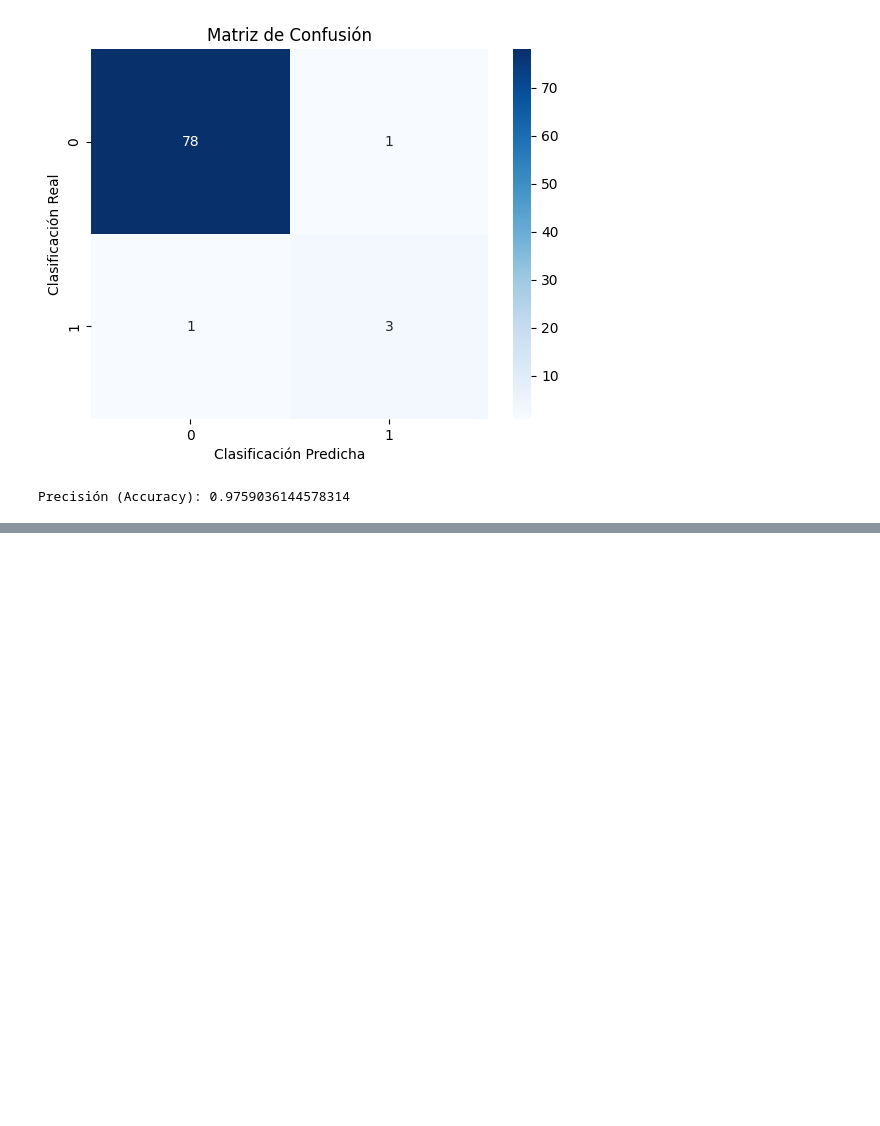
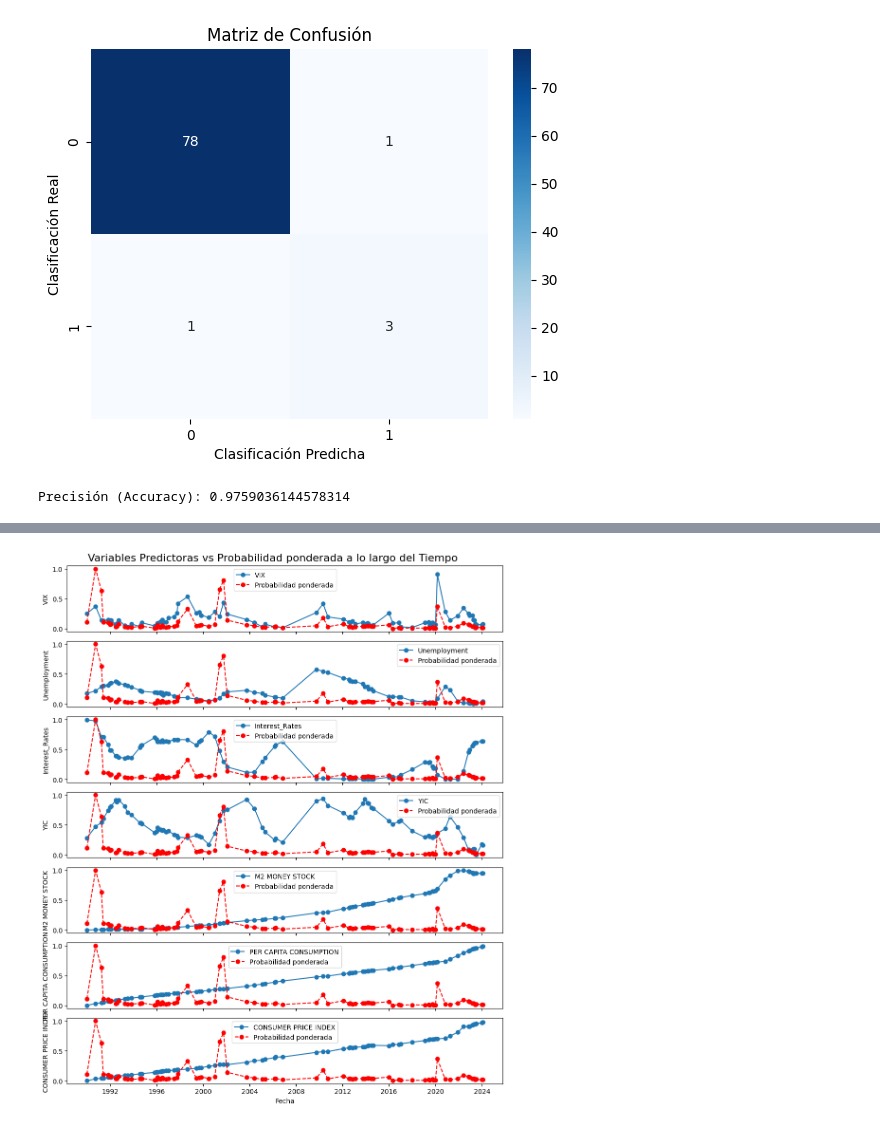
Before and after one commit to ExequielVialPrado/TFM-US-PREDICTION, a Jupyter notebook: tfm_code.ipynb, the cells around one changed output, grey strips where cells are left out. Saved outputs shown, nothing was run; the diff lists cells and outputs as text; code cells hidden in the pictures; blank space fills up the shorter version.

```diff
--- a/tfm_code.ipynb
+++ b/tfm_code.ipynb
@@ -661,0 +779,8 @@ plt.show()
+# %%
+final = combined2.copy()
+
+final['date'] = final['date1']
+final = final.drop(['date1','USREC'], axis = 1)
+final['Probabilidad ponderada'] = predictions['Probabilidad ponderada']/100
+
+final
@@ -661,0 +801,27 @@ plt.show()
+# %%
+# Asegurarse de que 'date' esté en formato datetime y ordenar por fecha
+final['date'] = pd.to_datetime(final['date'], unit='ns')
+final = final.sort_values(by='date')
+
+# Obtener las columnas a graficar (excepto 'date', 'Probabilidad ponderada' y 'Clasificacion')
+columns_to_plot = [col for col in final.columns if col not in ['date', 'Probabilidad ponderada', 'Clasificacion']]
+
+# Configurar el tamaño de la figura para los subplots
+fig, axes = plt.subplots(nrows=len(columns_to_plot), ncols=1, figsize=(10, 12), sharex=True)
+
+# Iterar sobre las columnas y graficar cada una versus 'Probabilidad ponderada'
+for i, col in enumerate(columns_to_plot):
+    axes[i].plot(final['date'], final[col], marker='o', linestyle='-', label=col)
+    axes[i].plot(final['date'], final['Probabilidad ponderada'], linestyle='--', marker='o', color='red', label='Probabilidad ponderada')
+    axes[i].set_ylabel(col)
+    axes[i].legend()
+
+# Configurar etiquetas y título global
+fig.suptitle('Variables Predictoras vs Probabilidad ponderada a lo largo del Tiempo', fontsize=16)
+plt.xlabel('Fecha')
+
+# Ajustar diseño y mostrar gráfico
+plt.tight_layout()
+plt.show()
+# %% [output]
+[figure, added]
```
Also changed, not shown: parts of 27 cells of this notebook.
